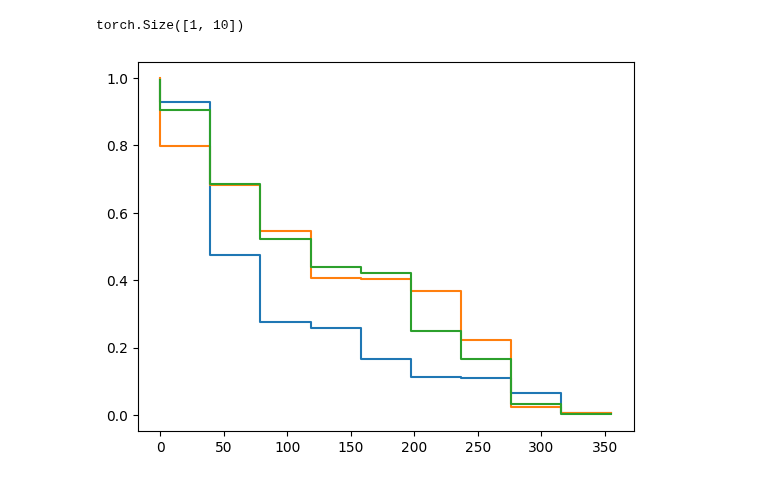
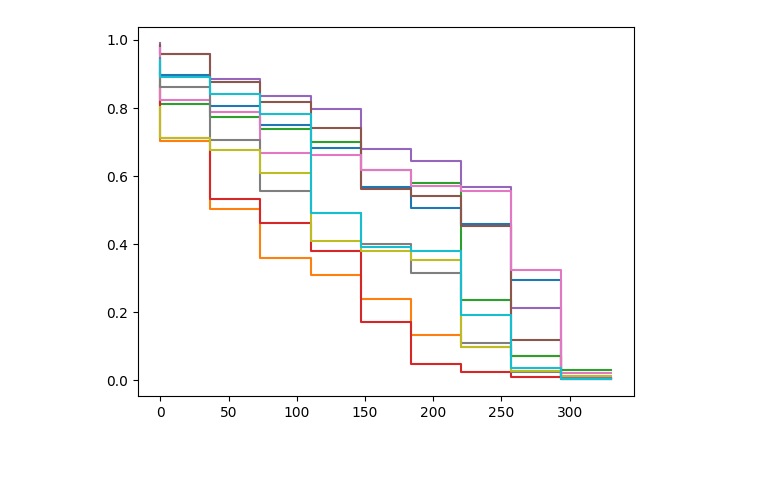
Before and after one commit to sourasen1011/UoE_Research_Project_2023, a Jupyter notebook: my_algo/testing_MLP.ipynb, the cells around one changed output. Saved outputs shown, nothing was run; the diff lists cells and outputs as text; code cells hidden in the pictures.

```diff
--- a/my_algo/testing_MLP.ipynb
+++ b/my_algo/testing_MLP.ipynb
@@ -92,7 +49,7 @@ x_test = x_mapper.transform(df_test).astype('float32')
 # Hyper Params
 input_size = x_train.shape[1]
 hidden_size = 32
-output_size = train_trans.bucket_indices
+output_size = train_trans.n_bucket_indices
 # batch_norm = True
 dropout = 0.1
 learning_rate = 0.01
@@ -105,24 +62,24 @@ events = torch.Tensor(y_train[1].astype('int') )
 dur_idx_val = torch.Tensor(y_val[0].astype('int'))
 events_val = torch.Tensor(y_val[1].astype('int') )
 
-# # Define early stopping parameters
-# patience = 10
-# best_loss = float('inf')
-# counter = 0
+# Define early stopping parameters
+patience = 10
+best_loss = float('inf')
+counter = 0
 
-# # init model
-# model = MLP(input_size , hidden_size , output_size , dropout_rate = dropout)
+# init model
+model = MLP(input_size , hidden_size , output_size , dropout_rate = dropout)
 
-# # init optim
-# optimizer = torch.optim.Adam(model.parameters() , lr = learning_rate)
+# init optim
+optimizer = torch.optim.Adam(model.parameters() , lr = learning_rate)
 
-# # Create an instance of your custom dataset
-# dataset = MyDataset(x_train, dur_idx, events)
+# Create an instance of your custom dataset
+dataset = MyDataset(x_train, dur_idx, events)
 
-# # Create a data loader for batching and shuffling
-# batch_size = 256
-# shuffle = True
-# dataloader = DataLoader(dataset, batch_size=batch_size, shuffle=shuffle)
+# Create a data loader for batching and shuffling
+batch_size = 256
+shuffle = True
+dataloader = DataLoader(dataset, batch_size=batch_size, shuffle=shuffle)
 # %%
 # Training loop
 for epoch in range(num_epochs):
@@ -198,12 +156,8 @@ MLP(
 #testing
 hazards = torch.sigmoid(model(torch.Tensor(x_test)))
 survival = torch.cumprod(1 - hazards , dim = 1)
-# %%
-hazards[:1].shape
-# %% [output]
-torch.Size([1, 10])
 # %%
-for surv in survival[:3]:
-    plt.step(labtrans.cuts , surv.detach().numpy());
+for surv in survival[300:310]:
+    plt.step(test_trans.bin_edges , surv.detach().numpy());
 # %% [output]
-[figure, old version]
+[figure, new version]
```
Also changed, not shown: parts of 6 cells of this notebook, 5 other files.
